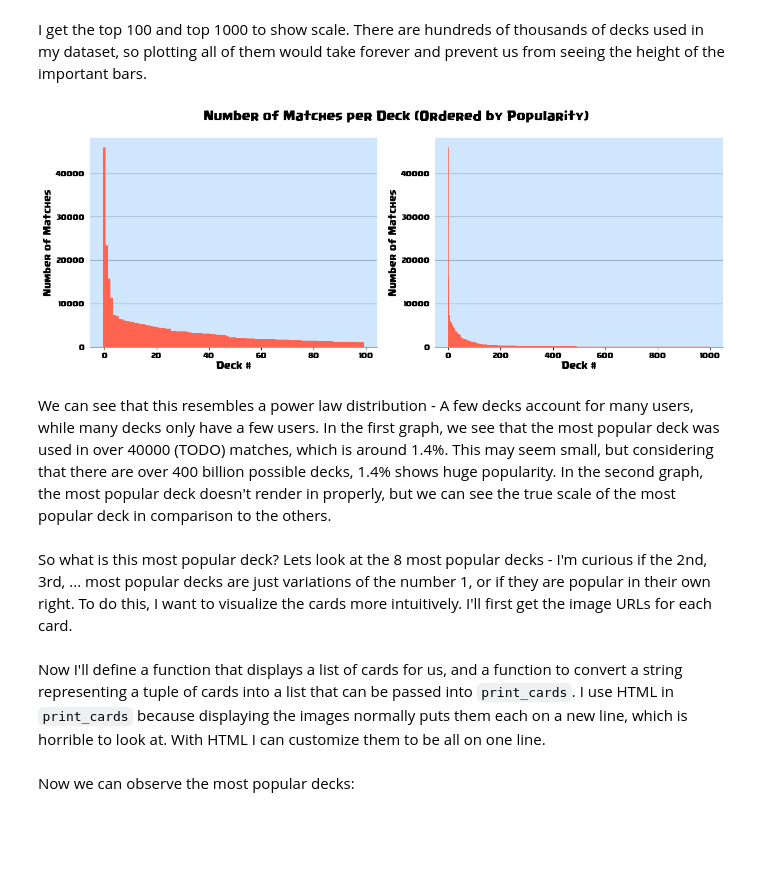
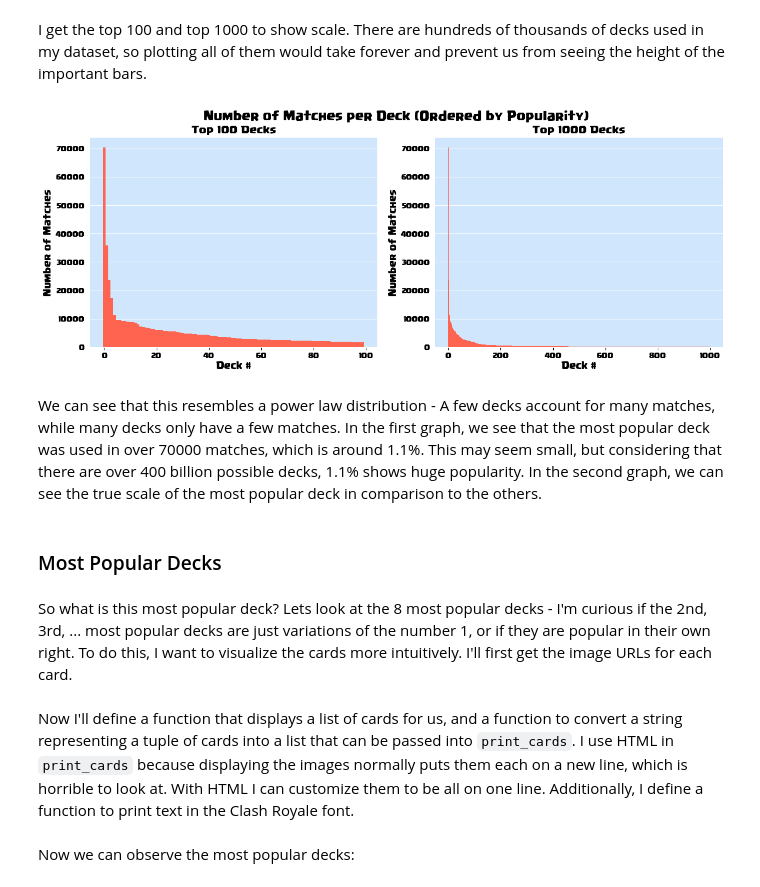
Before and after one commit to SpencerLutz/CMSC320-Final, a Jupyter notebook: index.ipynb, the cells around one changed output. Cells and saved outputs as stored; diff of their text form; code cells hidden in the pictures; blank space fills up the shorter version.

```diff
--- a/index.ipynb
+++ b/index.ipynb
@@ -231,9 +233,6 @@ for _ in range(depth): # Loop through each layer
     next_queue = []
 # %% [markdown]
 *I ran this a few different times over the following days to keep gathering data.*
-# %%
-# TODO: REMOVE THIS
-battles = pd.read_csv('battles_big.csv').drop(labels=['Unnamed: 0'], axis=1)
 # %%
 len(battles)
 # %% [output]
@@ -254,5 +254,6 @@ SMALL_FONT = 8
 MEDIUM_FONT = 10
 LARGE_FONT = 13
 BG_COLOR = '#CFE6FC'
-LINE_COLOR = '#86A1BA'
-BAR_COLOR_1 = '#FF6450'
+LINE_COLOR = '#FFFFFF'
+COLOR_1 = '#FF6450'
+COLOR_2 = '#B160FC'
@@ -291,7 +296,7 @@ plt.rcParams["font.family"] = "Supercell-Magic"
 # Customize font sizes
 plt.rc('font', size=8)
 plt.rc('axes', labelsize=10)
-plt.rc('axes', titlesize=13)
+plt.rc('axes', titlesize=11)
 plt.rc('xtick', labelsize=8)
 plt.rc('ytick', labelsize=8)
 plt.rc('legend', fontsize=8)
@@ -342,30 +349,30 @@ I get the top 100 and top 1000 to show scale. There are hundreds of thousands of
 # %%
 fig, axs = plt.subplots(1, 2, figsize=(15,5)) # Create axes
 format_ax(axs[0]) # Format
 axs[0].set_axisbelow(True) # Move axes to the back
 axs[0].yaxis.grid(True, color=LINE_COLOR) # Include y lines
 axs[0].xaxis.grid(False) # Exclude x lines
 format_ax(axs[1])
 axs[1].set_axisbelow(True) # Move axes to the back
 axs[1].yaxis.grid(True, color=LINE_COLOR) # Include y lines
 axs[1].xaxis.grid(False) # Exclude x lines
 
 # Create bars
-axs[0].bar(range(100), t100_upd, width=1, color=BAR_COLOR_1)
-axs[0].set_xlabel('Deck #')
-axs[0].set_ylabel('Number of Matches')
+axs[0].bar(range(100), t100_upd, width=1, color=COLOR_1)
+axs[0].set(xlabel='Deck #', ylabel='Number of Matches', title='Top 100 Decks')
 
-axs[1].bar(range(1000), t1000_upd, width=1, color=BAR_COLOR_1)
-axs[1].set_xlabel('Deck #')
-axs[1].set_ylabel('Number of Matches')
+axs[1].bar(range(1000), t1000_upd, width=1, color=COLOR_1)
+axs[1].set(xlabel='Deck #', ylabel='Number of Matches', title='Top 1000 Decks')
 
 fig.suptitle('Number of Matches per Deck (Ordered by Popularity)')
 
 plt.plot(); # Plot the data
 # %% [output]
-[figure, old version]
+[figure, new version]
 # %% [markdown]
-We can see that this resembles a power law distribution - A few decks account for many users, while many decks only have a few users. In the first graph, we see that the most popular deck was used in over 40000 (TODO) matches, which is around 1.4%. This may seem small, but considering that there are over 400 billion possible decks, 1.4% shows huge popularity. In the second graph, the most popular deck doesn't render in properly, but we can see the true scale of the most popular deck in comparison to the others.
+We can see that this resembles a power law distribution - A few decks account for many matches, while many decks only have a few matches. In the first graph, we see that the most popular deck was used in over 70000 matches, which is around 1.1%. This may seem small, but considering that there are over 400 billion possible decks, 1.1% shows huge popularity. In the second graph, we can see the true scale of the most popular deck in comparison to the others.
+# %% [markdown]
+### Most Popular Decks
 # %% [markdown]
 So what is this most popular deck? Lets look at the 8 most popular decks - I'm curious if the 2nd, 3rd, ... most popular decks are just variations of the number 1, or if they are popular in their own right. To do this, I want to visualize the cards more intuitively. I'll first get the image URLs for each card.
 # %%
@@ -377,7 +384,7 @@ card_urls = {}
 for card in cards['items']:
     card_urls[card['name']] = card['iconUrls']['medium']
 # %% [markdown]
-Now I'll define a function that displays a list of cards for us, and a function to convert a string representing a tuple of cards into a list that can be passed into `print_cards`. I use HTML in `print_cards` because displaying the images normally puts them each on a new line, which is horrible to look at. With HTML I can customize them to be all on one line.
+Now I'll define a function that displays a list of cards for us, and a function to convert a string representing a tuple of cards into a list that can be passed into `print_cards`. I use HTML in `print_cards` because displaying the images normally puts them each on a new line, which is horrible to look at. With HTML I can customize them to be all on one line. Additionally, I define a function to print text in the Clash Royale font.
 # %%
 def print_cards(cards):
     htmlstr = '<div>' # Initialize empty div
```
Also changed, not shown: parts of 49 cells of this notebook, 1 other file.
